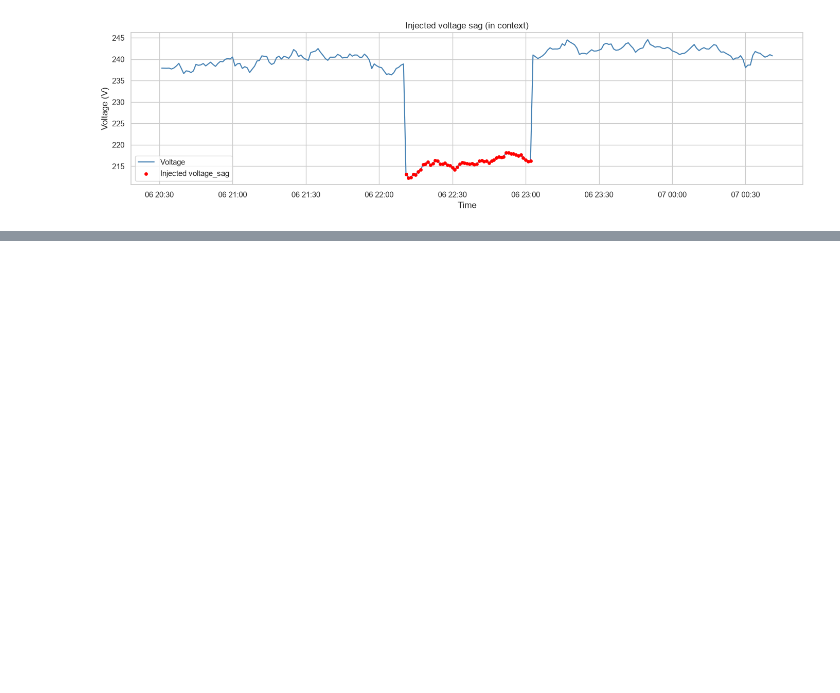
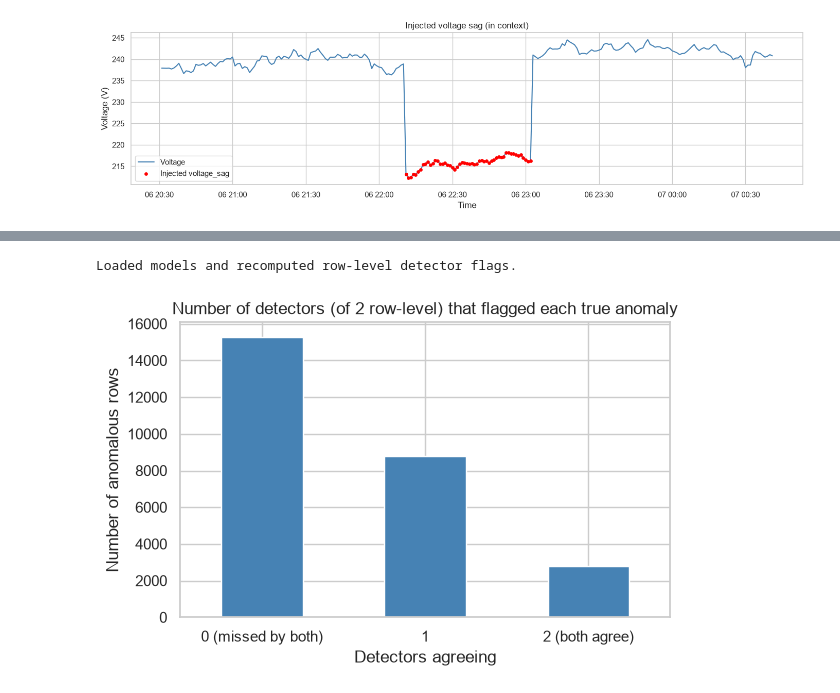
Before and after one commit to YasmineJaoua/energymind-tunisia, a Jupyter notebook: notebooks/01_eda.ipynb, the cells around one changed output, grey strips where cells are left out. Saved outputs shown, nothing was run; the diff lists cells and outputs as text; code cells hidden in the pictures; blank space fills up the shorter version.

Commit message:
Add three-tier escalation logic and EDA figures for detector agreement + escalation distribution

```diff
--- a/notebooks/01_eda.ipynb
+++ b/notebooks/01_eda.ipynb
@@ -159,0 +166,43 @@ plt.show()
+# %%
+import joblib
+
+labeled = pd.read_parquet("../data/processed/labeled_data.parquet")
+
+iso_forest = joblib.load("../models/isolation_forest.joblib")
+explainer_clf = joblib.load("../models/explainer_classifier.joblib")
+
+FEATURES_DETECTOR = [
+    "Voltage", "Global_active_power", "Global_reactive_power",
+    "Global_intensity", "power_factor", "frequency", "thd",
+]
+
+# Isolation Forest predictions (row-level)
+labeled["if_flag"] = iso_forest.predict(labeled[FEATURES_DETECTOR]) == -1
+
+# Statistical detector flags (recompute, same logic as statistical_detector.py)
+labeled["rolling_std"] = labeled["Voltage"].rolling(15, min_periods=15).std()
+labeled["rate_of_change"] = labeled["Voltage"].diff().abs()
+normal_mask = labeled["label"] == "normal"
+std_thresh = labeled.loc[normal_mask, "rolling_std"].quantile(0.01)
+roc_thresh = labeled.loc[normal_mask, "rate_of_change"].quantile(0.99)
+labeled["stat_flag"] = (labeled["rolling_std"] < std_thresh) | (labeled["rate_of_change"] > roc_thresh)
+
+print("Loaded models and recomputed row-level detector flags.")
+# %% [output]
+Loaded models and recomputed row-level detector flags.
+# %%
+anomalous = labeled[labeled["label"] != "normal"].copy()
+anomalous = anomalous.dropna(subset=["rolling_std"])
+
+anomalous["n_detectors_agree"] = anomalous[["if_flag", "stat_flag"]].sum(axis=1)
+
+fig, ax = plt.subplots(figsize=(6, 4))
+anomalous["n_detectors_agree"].value_counts().sort_index().plot(kind="bar", ax=ax, color="steelblue")
+ax.set_title("Number of detectors (of 2 row-level) that flagged each true anomaly")
+ax.set_xlabel("Detectors agreeing")
+ax.set_ylabel("Number of anomalous rows")
+ax.set_xticklabels(["0 (missed by both)", "1", "2 (both agree)"], rotation=0)
+plt.tight_layout()
+plt.show()
+# %% [output]
+[figure, added]
```
Also changed, not shown: parts of 4 cells of this notebook, 2 other files.
